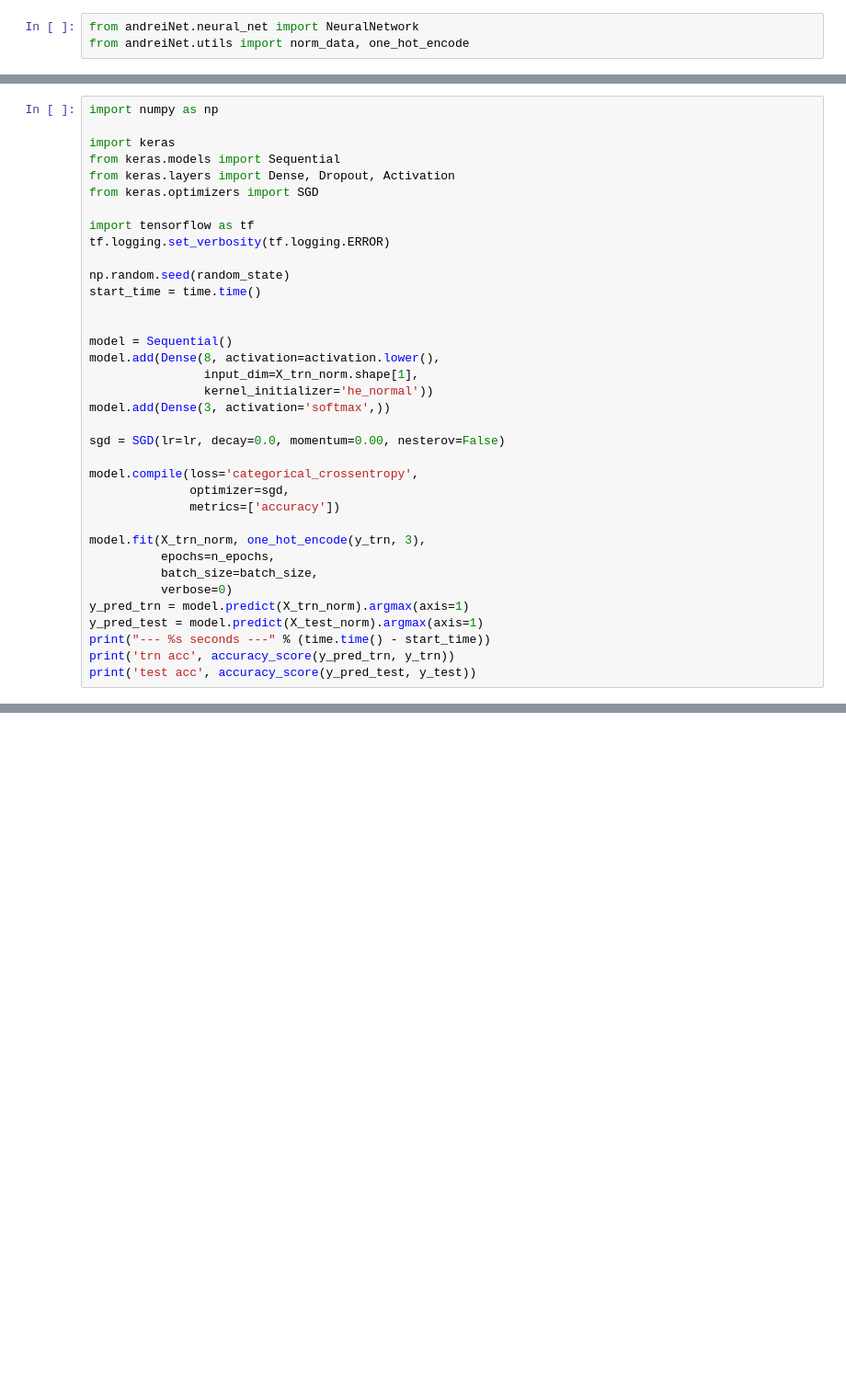
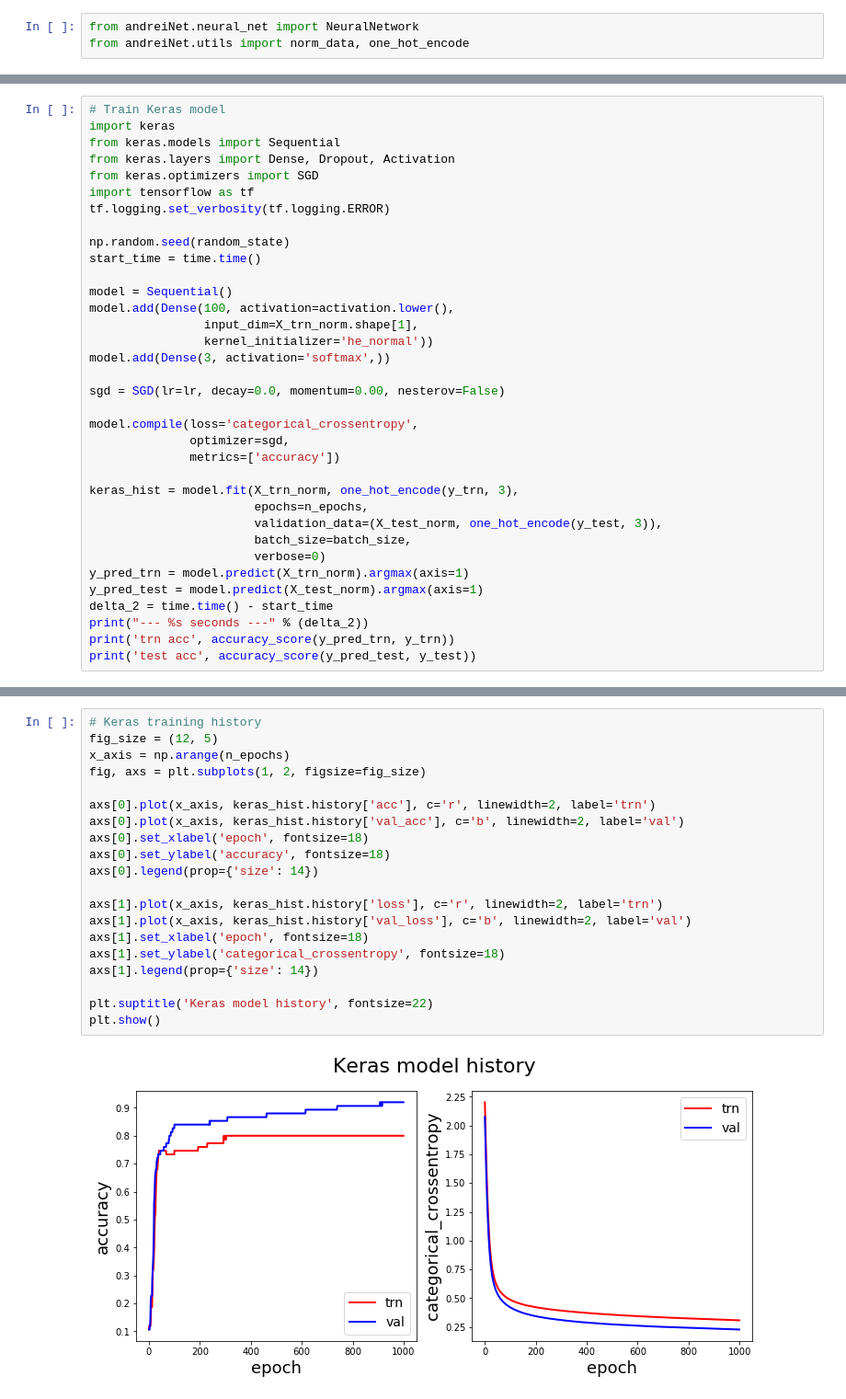
Before and after one commit to amourav/neural_network_from_scratch, a Jupyter notebook: neural_network_demo.ipynb, the cells around one changed output, grey strips where cells are left out. Shown at 92% size. Cells and saved outputs as stored; diff of their text form; blank space fills up the shorter version.

```diff
--- a/neural_network_demo.ipynb
+++ b/neural_network_demo.ipynb
@@ -82,20 +99,17 @@ test acc 0.9
 # %%
-import numpy as np
-
+# Train Keras model
 import keras
 from keras.models import Sequential
 from keras.layers import Dense, Dropout, Activation
 from keras.optimizers import SGD
-
 import tensorflow as tf
 tf.logging.set_verbosity(tf.logging.ERROR)
 
 np.random.seed(random_state)
 start_time = time.time()
 
-
 model = Sequential()
-model.add(Dense(8, activation=activation.lower(),
+model.add(Dense(100, activation=activation.lower(),
                 input_dim=X_trn_norm.shape[1],
                 kernel_initializer='he_normal'))
 model.add(Dense(3, activation='softmax',))
@@ -106,12 +120,14 @@ model.compile(loss='categorical_crossentropy',
               optimizer=sgd,
               metrics=['accuracy'])
 
-model.fit(X_trn_norm, one_hot_encode(y_trn, 3),
-          epochs=n_epochs,
-          batch_size=batch_size,
-          verbose=0)
+keras_hist = model.fit(X_trn_norm, one_hot_encode(y_trn, 3),
+                       epochs=n_epochs,
+                       validation_data=(X_test_norm, one_hot_encode(y_test, 3)),
+                       batch_size=batch_size,
+                       verbose=0)
 y_pred_trn = model.predict(X_trn_norm).argmax(axis=1)
 y_pred_test = model.predict(X_test_norm).argmax(axis=1)
-print("--- %s seconds ---" % (time.time() - start_time))
+delta_2 = time.time() - start_time
+print("--- %s seconds ---" % (delta_2))
 print('trn acc', accuracy_score(y_pred_trn, y_trn))
 print('test acc', accuracy_score(y_pred_test, y_test))
@@ -117,0 +138,22 @@ print('test acc', accuracy_score(y_pred_test, y_test))
+# %%
+# Keras training history
+fig_size = (12, 5)
+x_axis = np.arange(n_epochs)
+fig, axs = plt.subplots(1, 2, figsize=fig_size)
+
+axs[0].plot(x_axis, keras_hist.history['acc'], c='r', linewidth=2, label='trn')
+axs[0].plot(x_axis, keras_hist.history['val_acc'], c='b', linewidth=2, label='val')
+axs[0].set_xlabel('epoch', fontsize=18)
+axs[0].set_ylabel('accuracy', fontsize=18)
+axs[0].legend(prop={'size': 14})
+
+axs[1].plot(x_axis, keras_hist.history['loss'], c='r', linewidth=2, label='trn')
+axs[1].plot(x_axis, keras_hist.history['val_loss'], c='b', linewidth=2, label='val')
+axs[1].set_xlabel('epoch', fontsize=18)
+axs[1].set_ylabel('categorical_crossentropy', fontsize=18)
+axs[1].legend(prop={'size': 14})
+
+plt.suptitle('Keras model history', fontsize=22)
+plt.show()
+# %% [output]
+[figure, added]
```
Also changed, not shown: parts of 6 cells of this notebook, 5 other files.
